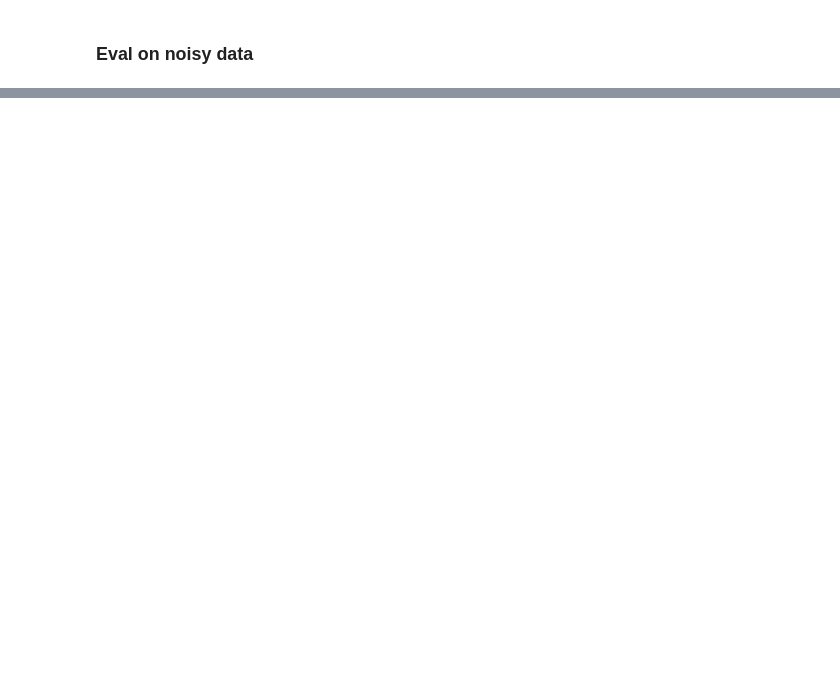
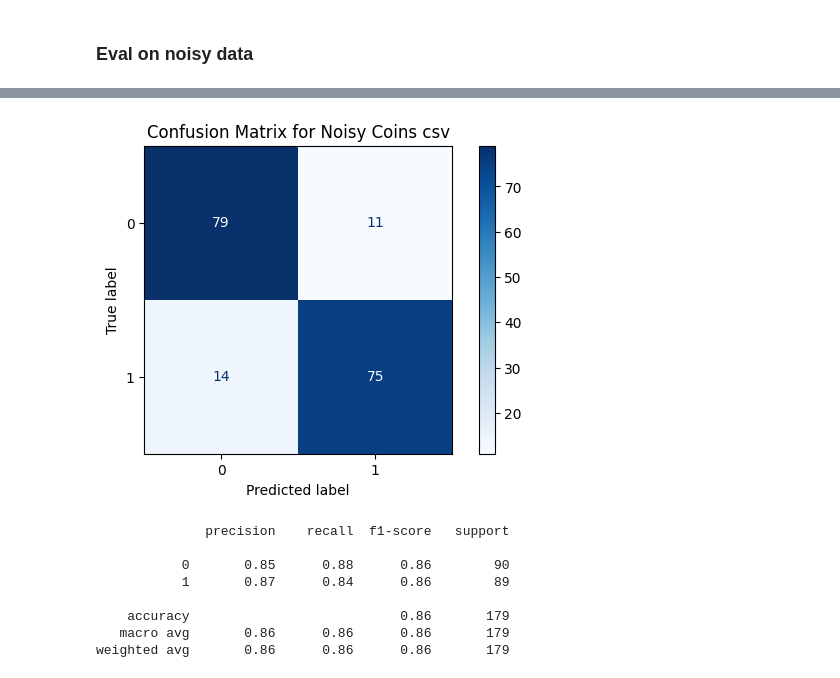
Before and after one commit to pritaljariwala/EE250_Fall25, a Jupyter notebook: ee250lab8/Copy of train.ipynb, the cells around one changed output, grey strips where cells are left out. Cells and saved outputs as stored; diff of their text form; code cells hidden in the pictures; blank space fills up the shorter version.

```diff
--- a/ee250lab8/Copy of train.ipynb
+++ b/ee250lab8/Copy of train.ipynb
@@ -233,6 +261,21 @@ noisy_coins = pd.read_csv('noisy_coins.csv')
 # - Add the needed libraries
 # - The confusion matrix shows how many samples were correctly or incorrectly classified.
 # - Rows correspond to TRUE labels; columns correspond to PREDICTED labels.
+from sklearn.metrics import confusion_matrix, ConfusionMatrixDisplay, classification_report
+import numpy as np
+import matplotlib.pyplot as plt
 
+X = noisy_coins[["reflectance", "weight"]].to_numpy()
+y = (noisy_coins["denomination"] - 1).to_numpy()  # Convert to binary labels
+X = scaler.transform(X)
+y_pred_prob = loaded_model.predict(X)
+y_pred = np.round(y_pred_prob).flatten()
+confusion_test = confusion_matrix(y, y_pred)
 
+disp = ConfusionMatrixDisplay(confusion_matrix=confusion_test, display_labels=[0, 1])
+disp.plot(cmap=plt.cm.Blues)
+plt.title("Confusion Matrix for Noisy Coins csv")
+plt.show()
 # Print precision, recall, and F1-score
+print(classification_report(y, y_pred, target_names=["0", "1"]))
+# %% [output]
@@ -238,0 +283,9 @@ noisy_coins = pd.read_csv('noisy_coins.csv')
+[figure, added]
+              precision    recall  f1-score   support
+
+           0       0.85      0.88      0.86        90
+           1       0.87      0.84      0.86        89
+
+    accuracy                           0.86       179
+   macro avg       0.86      0.86      0.86       179
+weighted avg       0.86      0.86      0.86       179
```
Also changed, not shown: parts of 11 cells of this notebook.
